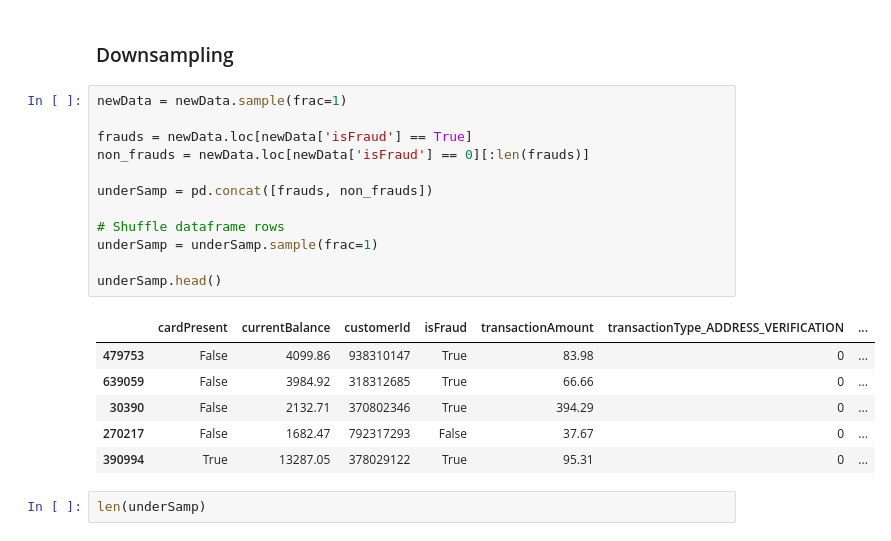
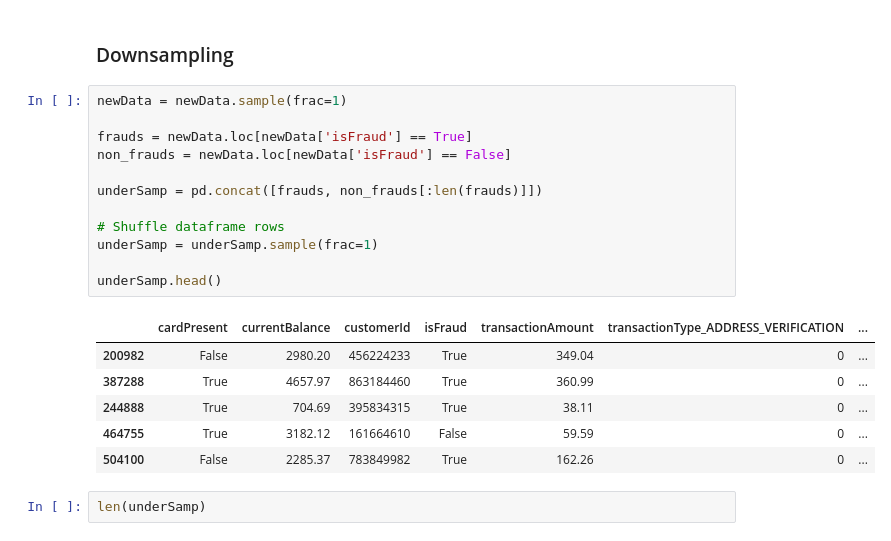
Before and after one commit to Shreyas20/fraud-transaction-detection, a Jupyter notebook: fraud_detection.ipynb, the cells around one changed output. Saved outputs shown, nothing was run; the diff lists cells and outputs as text.

```diff
--- a/fraud_detection.ipynb
+++ b/fraud_detection.ipynb
@@ -700,22 +702,22 @@ recall_score(test_labels,preds)
 # %%
 newData = newData.sample(frac=1)
 
 frauds = newData.loc[newData['isFraud'] == True]
-non_frauds = newData.loc[newData['isFraud'] == 0][:len(frauds)]
+non_frauds = newData.loc[newData['isFraud'] == False]
 
-underSamp = pd.concat([frauds, non_frauds])
+underSamp = pd.concat([frauds, non_frauds[:len(frauds)]])
 
 # Shuffle dataframe rows
 underSamp = underSamp.sample(frac=1)
 
 underSamp.head()
 # %% [output]
 |  | cardPresent | currentBalance | customerId | isFraud | transactionAmount | transactionType_ADDRESS_VERIFICATION | ... |
-| 479753 | False | 4099.86 | 938310147 | True | 83.98 | 0 | ... |
-| 639059 | False | 3984.92 | 318312685 | True | 66.66 | 0 | ... |
-| 30390 | False | 2132.71 | 370802346 | True | 394.29 | 0 | ... |
-| 270217 | False | 1682.47 | 792317293 | False | 37.67 | 0 | ... |
-| 390994 | True | 13287.05 | 378029122 | True | 95.31 | 0 | ... |
+| 200982 | False | 2980.20 | 456224233 | True | 349.04 | 0 | ... |
+| 387288 | True | 4657.97 | 863184460 | True | 360.99 | 0 | ... |
+| 244888 | True | 704.69 | 395834315 | True | 38.11 | 0 | ... |
+| 464755 | True | 3182.12 | 161664610 | False | 59.59 | 0 | ... |
+| 504100 | False | 2285.37 | 783849982 | True | 162.26 | 0 | ... |
 # %%
 len(underSamp)
 # %% [output]
```
Also changed, not shown: parts of 51 cells of this notebook.
